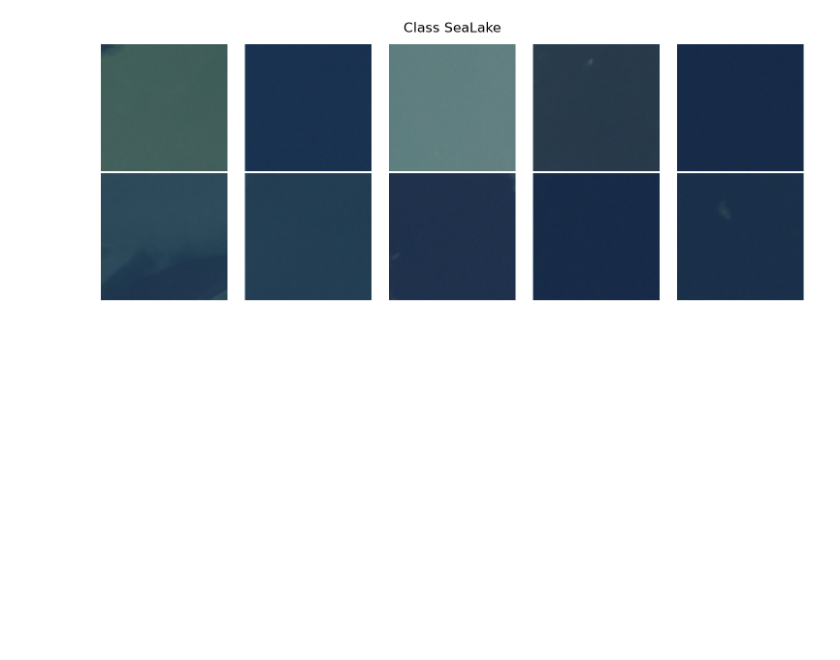
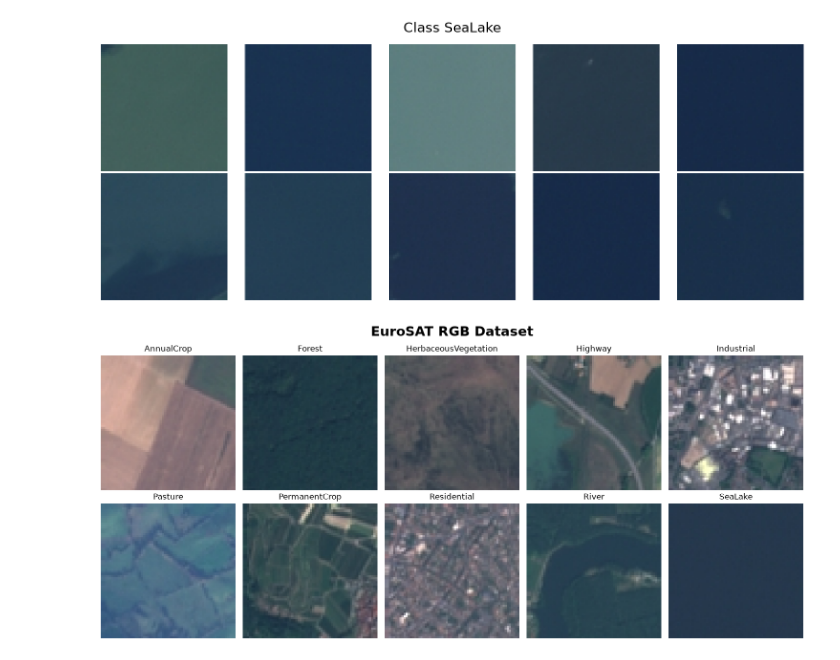
Before and after one commit to VRYeshwanth/EuroSAT_Classification, a Jupyter notebook: notebooks/00. data_exploration.ipynb, the cells around one changed output. Saved outputs shown, nothing was run; the diff lists cells and outputs as text; code cells hidden in the pictures; blank space fills up the shorter version.

Commit message:
Plot dataset sample

```diff
--- a/notebooks/00. data_exploration.ipynb
+++ b/notebooks/00. data_exploration.ipynb
@@ -73,3 +73,42 @@ for class_name in classes:
 [figure]
 [figure]
 [figure]
+# %%
+from PIL import Image
+import matplotlib.pyplot as plt
+import os
+import random
+
+random.seed(42)
+
+fig, axes = plt.subplots(2, 5, figsize=(15, 7))
+
+for ax, class_name in zip(axes.flat, classes):
+
+    class_dir = os.path.join(DATA_DIR, class_name)
+
+    image_name = random.choice(os.listdir(class_dir))
+
+    image_path = os.path.join(class_dir, image_name)
+    image = Image.open(image_path)
+
+    ax.imshow(image)
+    ax.set_title(class_name, fontsize=12)
+    ax.axis("off")
+
+plt.suptitle(
+    "EuroSAT RGB Dataset",
+    fontsize=20,
+    fontweight="bold"
+)
+
+plt.savefig(
+    "../images/Eurosat_Classes.png",
+    dpi=200,
+    bbox_inches="tight"
+)
+
+plt.tight_layout()
+plt.show()
+# %% [output]
+[figure, added]
```
Also changed, not shown: 1 other file.
